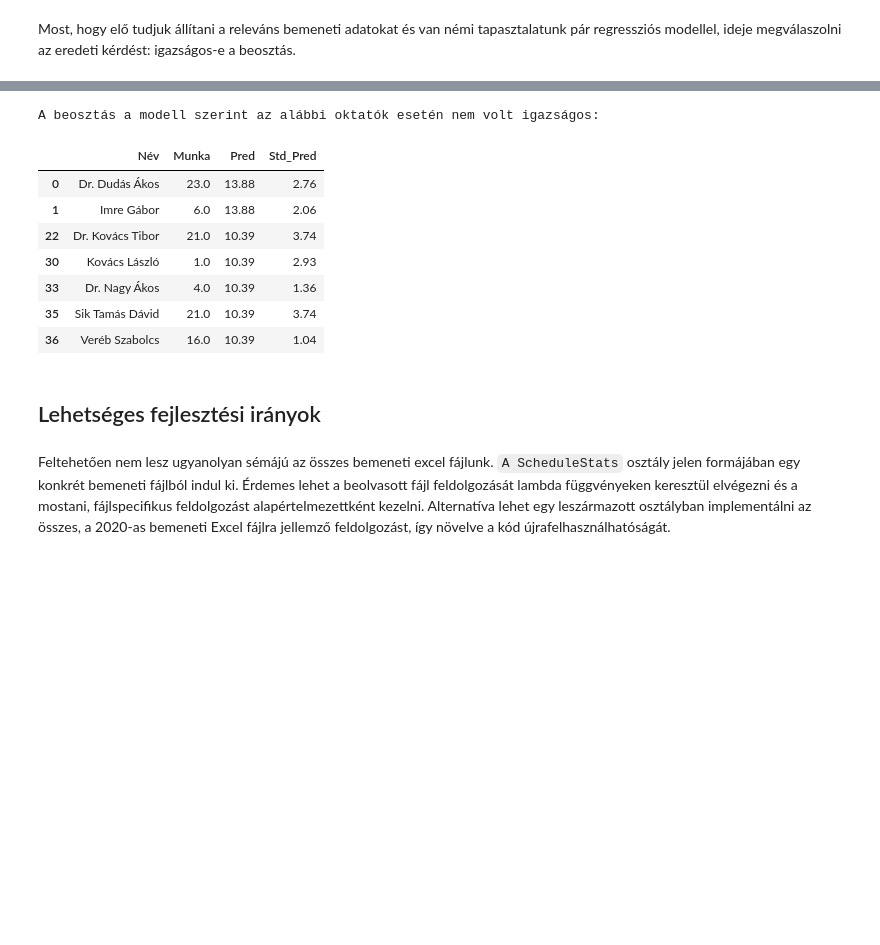
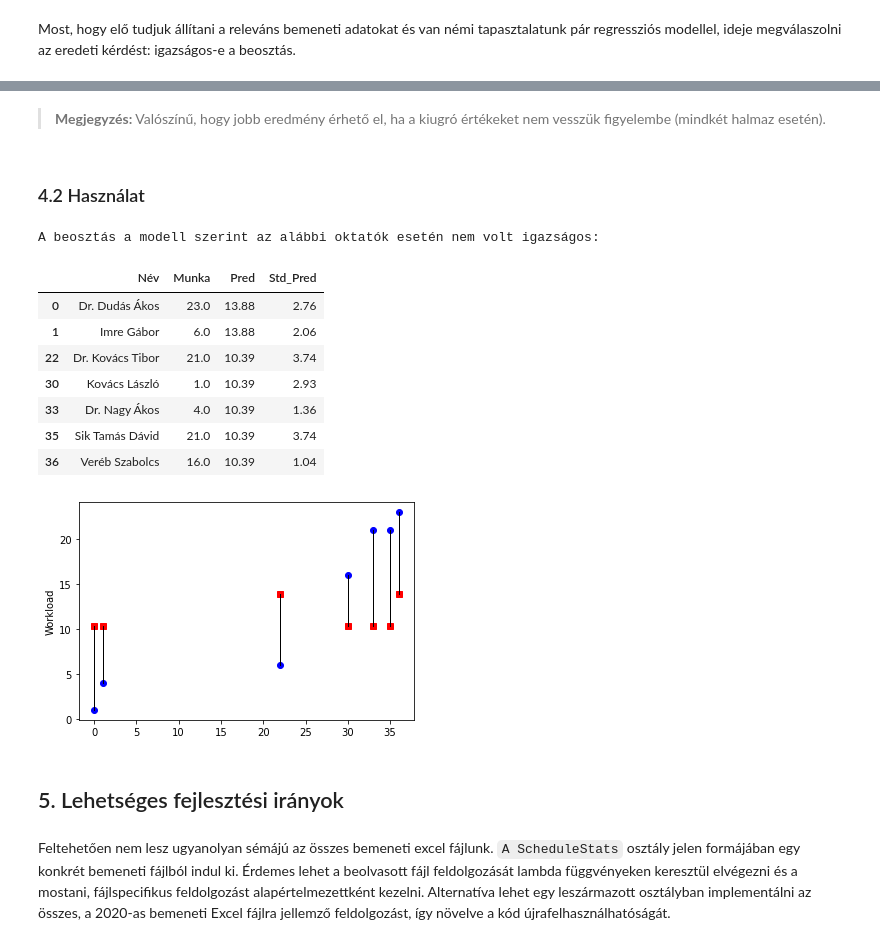
Before and after one commit to dseben/Scheduling-fairness, a Jupyter notebook: Exam_Fairness.ipynb, the cells around one changed output, grey strips where cells are left out. Cells and saved outputs as stored; diff of their text form; code cells hidden in the pictures; blank space fills up the shorter version.

```diff
--- a/Exam_Fairness.ipynb
+++ b/Exam_Fairness.ipynb
@@ -228,3 +419,5 @@ Most, hogy elő tudjuk állítani a releváns bemeneti adatokat és van némi ta
+# %% [markdown]
+> **Megjegyzés:** Valószínű, hogy jobb eredmény érhető el, ha a kiugró értékeket nem vesszük figyelembe (mindkét halmaz esetén).
 # %%
 import os, pickle
 from sklearn.linear_model import LinearRegression
@@ -320,22 +566,38 @@ class FairnessChecker:
+# %% [markdown]
+### 4.2 Használat
+# %%
+import matplotlib.pyplot as plt
+
+def plot_results(Y, Y_pred):
+    nth = lambda t,n: [e[n] for e in t]
+
+    Y_s = sorted(zip(Y, Y_pred), key = lambda x: x[0])
+    plt.plot(Y.index, nth(Y_s, 0), "bo")
+    plt.plot(Y.index, nth(Y_s, 1), "rs")
+    plt.plot((Y.index,Y.index),(nth(Y_s, 0), nth(Y_s, 1)),c='black', linewidth = 1)
+    plt.ylabel('Workload')
+    plt.show()
 # %%
-unfair_results = FairnessChecker.fair_check()
+unfair_results = FairnessChecker.fair_check(threshold = 1.)
 if unfair_results.empty:
-    print("A beosztás a modell szerint igazságos! :-) ")
+    print("A beosztás a modell szerint igazságos!")
 else:
     print("A beosztás a modell szerint az alábbi oktatók esetén nem volt igazságos:  ")
     display(unfair_results)
+    plot_results(unfair_results.Munka, unfair_results.Pred)
 # %% [output]
 A beosztás a modell szerint az alábbi oktatók esetén nem volt igazságos:
 |  | Név | Munka | Pred | Std_Pred |
 | 0 | Dr. Dudás Ákos | 23.0 | 13.88 | 2.76 |
 | 1 | Imre Gábor | 6.0 | 13.88 | 2.06 |
 | 22 | Dr. Kovács Tibor | 21.0 | 10.39 | 3.74 |
 | 30 | Kovács László | 1.0 | 10.39 | 2.93 |
 | 33 | Dr. Nagy Ákos | 4.0 | 10.39 | 1.36 |
 | 35 | Sik Tamás Dávid | 21.0 | 10.39 | 3.74 |
 | 36 | Veréb Szabolcs | 16.0 | 10.39 | 1.04 |
+[figure, added]
 # %% [markdown]
-## Lehetséges fejlesztési irányok
+## 5. Lehetséges fejlesztési irányok
 # %% [markdown]
 Feltehetően nem lesz ugyanolyan sémájú az összes bemeneti excel fájlunk. `A ScheduleStats` osztály jelen formájában egy konkrét bemeneti fájlból indul ki. Érdemes lehet a beolvasott fájl feldolgozását lambda függvényeken keresztül elvégezni és a mostani, fájlspecifikus feldolgozást alapértelmezettként kezelni. Alternatíva lehet egy leszármazott osztályban implementálni az összes, a 2020-as bemeneti Excel fájlra jellemző feldolgozást, így növelve a kód újrafelhasználhatóságát.
 # %% [markdown]
```
Also changed, not shown: parts of 40 cells of this notebook, 3 other files.
